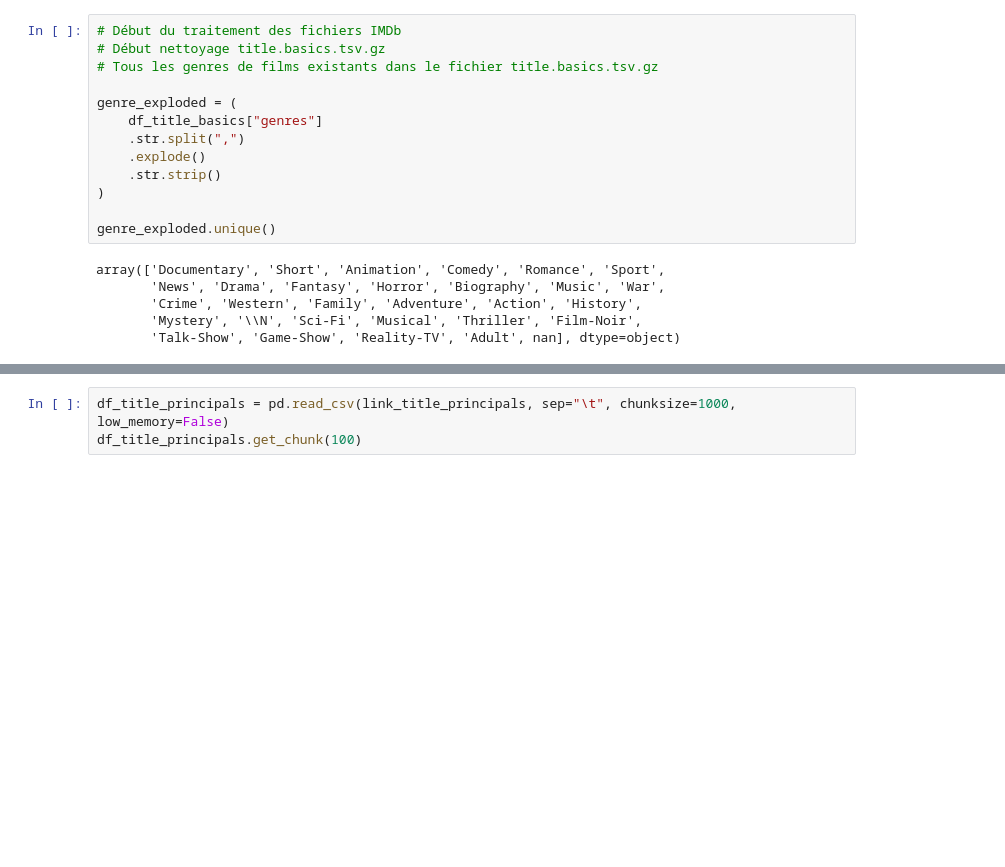
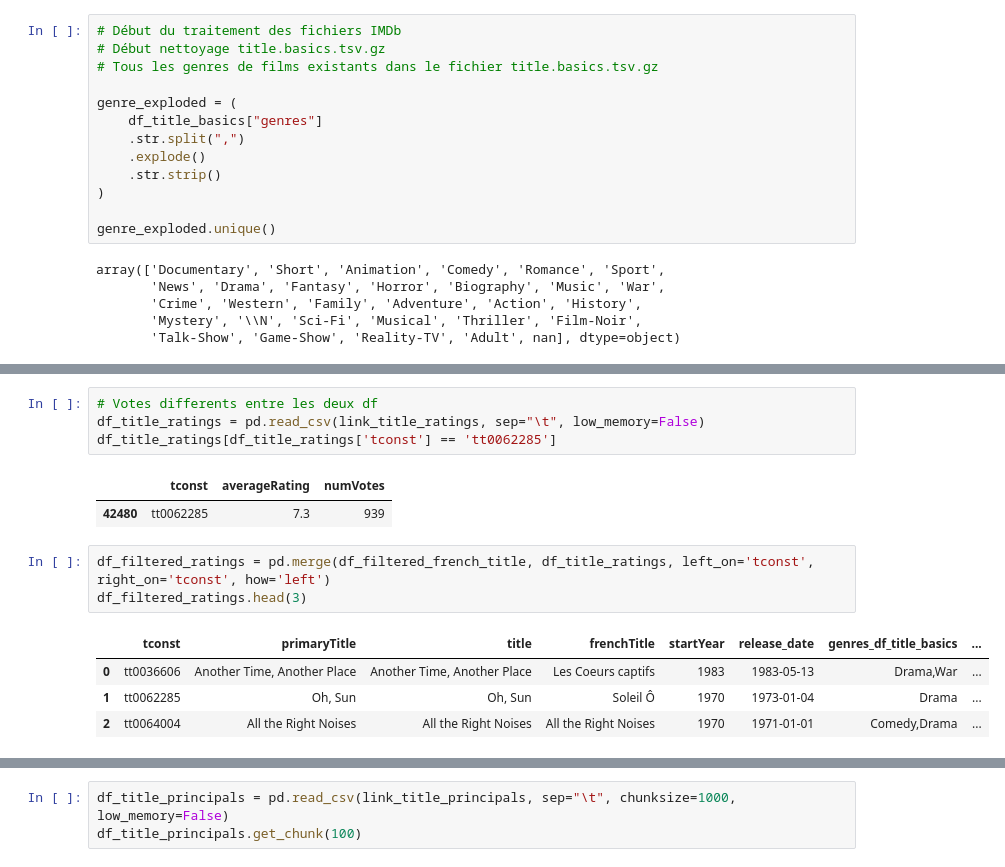
Before and after one commit to Idumii/WildCodeSchool-Projet2, a Jupyter notebook: base.ipynb, the cells around one changed output, grey strips where cells are left out. Drawn from its saved outputs; the diff is of its cells as text; blank space fills up the shorter version.

```diff
--- a/base.ipynb
+++ b/base.ipynb
@@ -198,3 +245,18 @@ df_title_akas.get_chunk(100)
+# %%
+# Votes differents entre les deux df
+df_title_ratings = pd.read_csv(link_title_ratings, sep="\t", low_memory=False)
+df_title_ratings[df_title_ratings['tconst'] == 'tt0062285']
+# %% [output]
+|  | tconst | averageRating | numVotes |
+| 42480 | tt0062285 | 7.3 | 939 |
+# %%
+df_filtered_ratings = pd.merge(df_filtered_french_title, df_title_ratings, left_on='tconst', right_on='tconst', how='left')
+df_filtered_ratings.head(3)
+# %% [output]
+|  | tconst | primaryTitle | title | frenchTitle | startYear | release_date | genres_df_title_basics | ... |
+| 0 | tt0036606 | Another Time, Another Place | Another Time, Another Place | Les Coeurs captifs | 1983 | 1983-05-13 | Drama,War | ... |
+| 1 | tt0062285 | Oh, Sun | Oh, Sun | Soleil Ô | 1970 | 1973-01-04 | Drama | ... |
+| 2 | tt0064004 | All the Right Noises | All the Right Noises | All the Right Noises | 1970 | 1971-01-01 | Comedy,Drama | ... |
 # %%
 df_title_crew = pd.read_csv(link_title_crew, sep="\t", low_memory=False)
 df_title_crew
```
Also changed, not shown: parts of 13 cells of this notebook.
